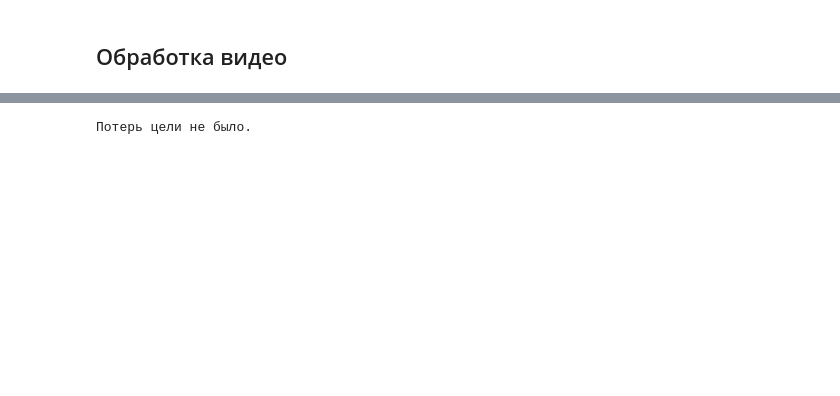
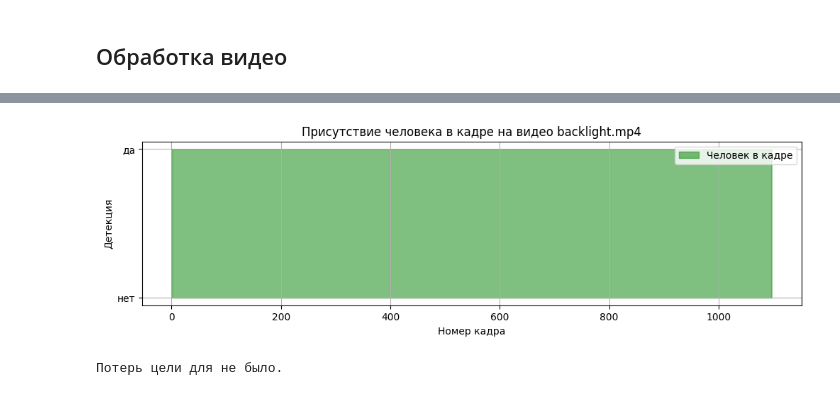
Before and after one commit to Get-My-Money/Methodology_Article, a Jupyter notebook: yolo_openvino_benchmark.ipynb, the cells around one changed output, grey strips where cells are left out. Cells and saved outputs as stored; diff of their text form; code cells hidden in the pictures; blank space fills up the shorter version.

```diff
--- a/yolo_openvino_benchmark.ipynb
+++ b/yolo_openvino_benchmark.ipynb
@@ -180,20 +235,5 @@ plt.show()
 # %%
-if loss_series:
-    loss_series = np.array(loss_series)
-    print(f"Серий потери цели: {len(loss_series)}")
-    print(f"Средняя длина серии (кадров): {loss_series.mean():.2f}")
-    print(f"Максимальная длина серии (кадров): {loss_series.max()}")
-    print(f"Медианная длина серии (кадров): {np.median(loss_series):.2f}")
-
-    plt.figure(figsize=(10,5))
-    plt.hist(loss_series, bins=30, alpha=0.7, edgecolor='black')
-    plt.xlabel('Длительность потери (кадров)')
-    plt.ylabel('Частота')
-    plt.title('Распределение длительностей потери цели (TTL)')
-    plt.grid(True)
-    plt.savefig('ttl_hist.png')
-    plt.show()
-else:
-    print("Потерь цели не было.")
+show_person_presence(results_backlight, loss_backlight, "backlight")
 # %% [output]
+[figure, added]
-Потерь цели не было.
+Потерь цели для не было.
```
Also changed, not shown: parts of 14 cells of this notebook, 4 other files.
